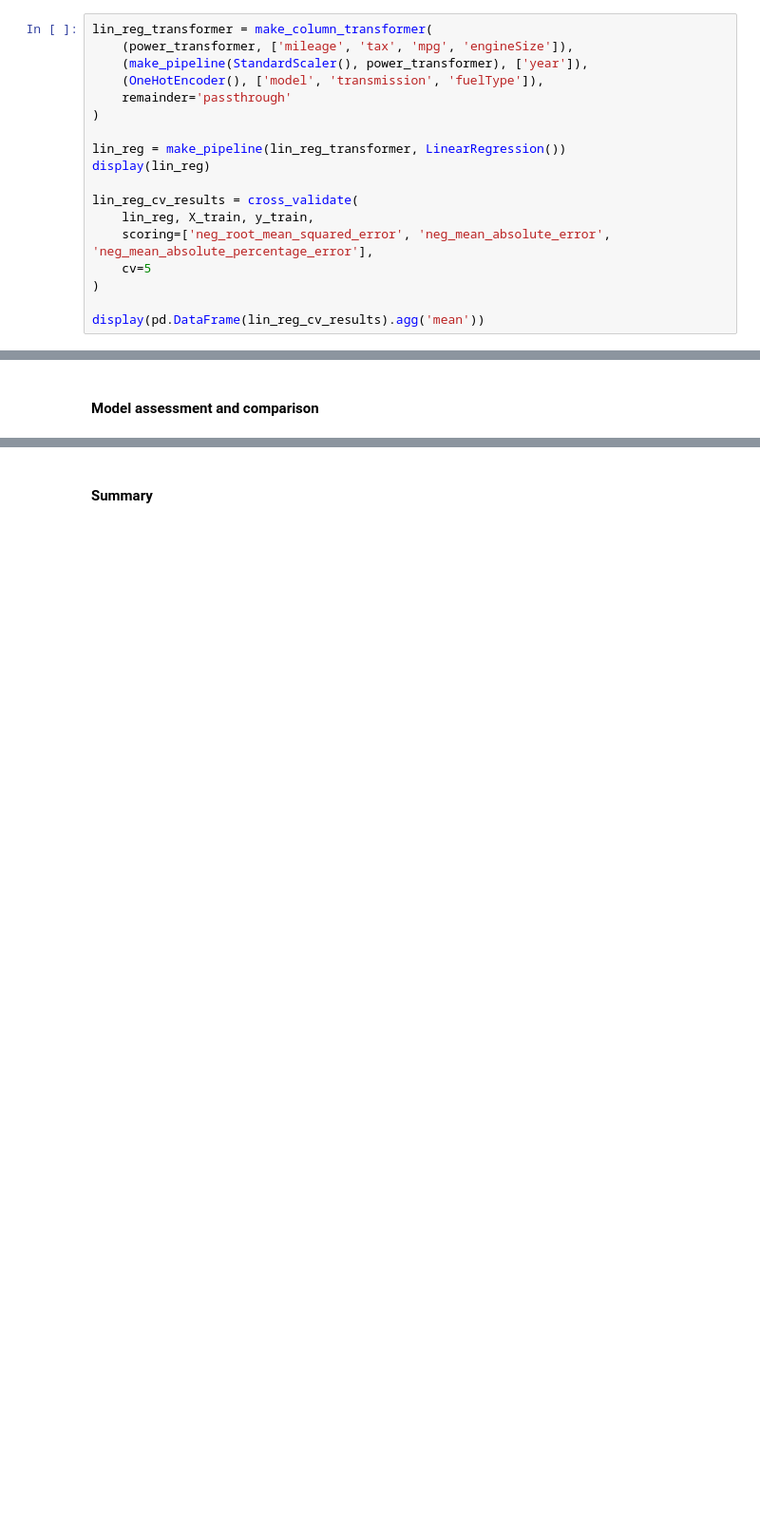
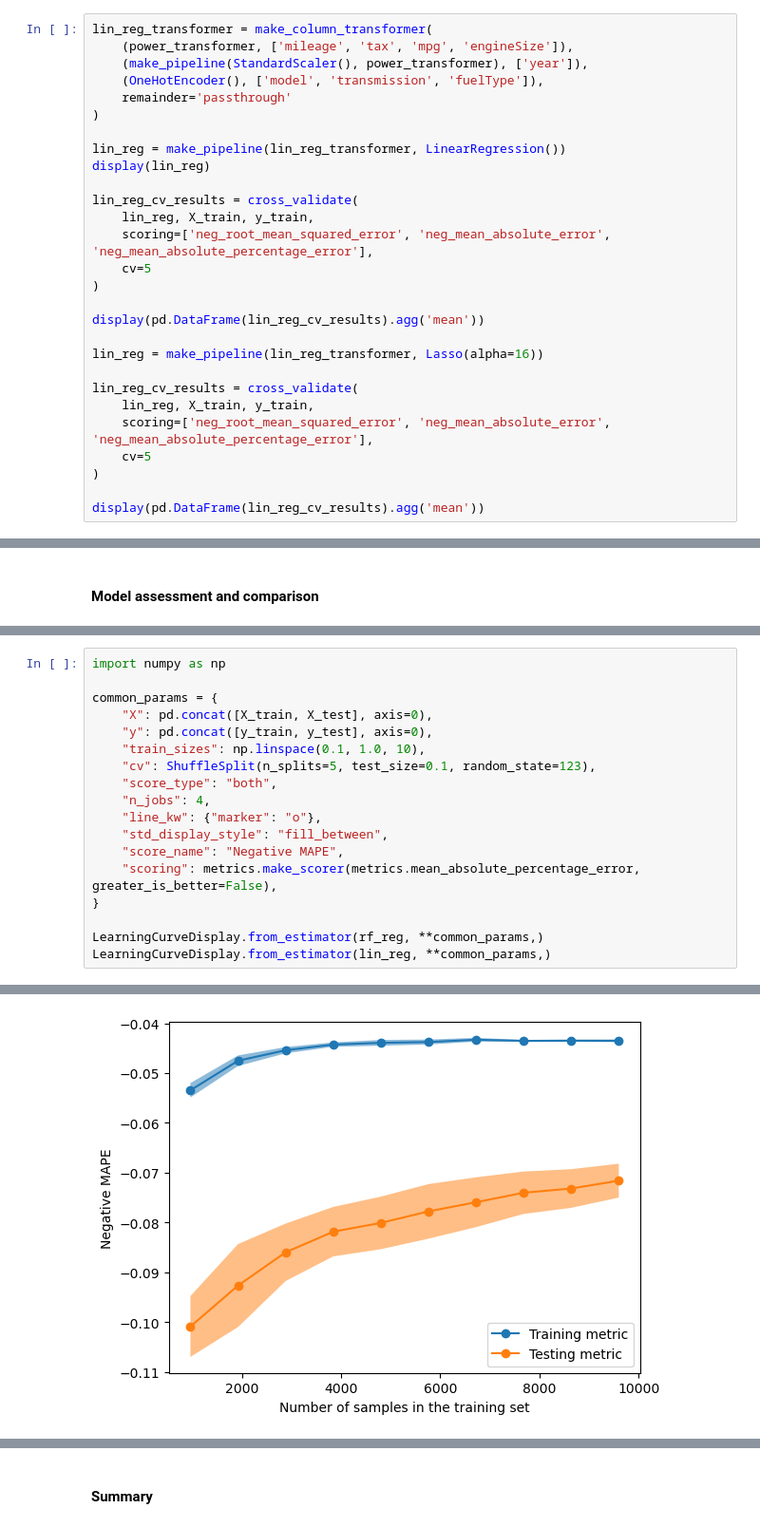
Before and after one commit to tjstarak/DSBA-ML2, a Jupyter notebook: code/regression.ipynb, the cells around one changed output, grey strips where cells are left out. Shown at 95% size. Saved outputs shown, nothing was run; the diff lists cells and outputs as text; blank space fills up the shorter version.

```diff
--- a/code/regression.ipynb
+++ b/code/regression.ipynb
@@ -232,6 +232,16 @@ lin_reg_cv_results = cross_validate(
 )
 
 display(pd.DataFrame(lin_reg_cv_results).agg('mean'))
+
+lin_reg = make_pipeline(lin_reg_transformer, Lasso(alpha=16))
+
+lin_reg_cv_results = cross_validate(
+    lin_reg, X_train, y_train,
+    scoring=['neg_root_mean_squared_error', 'neg_mean_absolute_error', 'neg_mean_absolute_percentage_error'],
+    cv=5
+)
+
+display(pd.DataFrame(lin_reg_cv_results).agg('mean'))
 # %% [output]
 Pipeline(steps=[('columntransformer',
                  ColumnTransformer(remainder='passthrough',
@@ -429,0 +455,19 @@ RMSE: 2155.48
+# %%
+import numpy as np
+
+common_params = {
+    "X": pd.concat([X_train, X_test], axis=0),
+    "y": pd.concat([y_train, y_test], axis=0),
+    "train_sizes": np.linspace(0.1, 1.0, 10),
+    "cv": ShuffleSplit(n_splits=5, test_size=0.1, random_state=123),
+    "score_type": "both",
+    "n_jobs": 4,
+    "line_kw": {"marker": "o"},
+    "std_display_style": "fill_between",
+    "score_name": "Negative MAPE",
+    "scoring": metrics.make_scorer(metrics.mean_absolute_percentage_error, greater_is_better=False),
+}
+
+LearningCurveDisplay.from_estimator(rf_reg, **common_params,)
+LearningCurveDisplay.from_estimator(lin_reg, **common_params,)
+# %% [output]
@@ -429,0 +475 @@ RMSE: 2155.48
+[figure, added]
```
Also changed, not shown: parts of 27 cells of this notebook, 3 other files.
